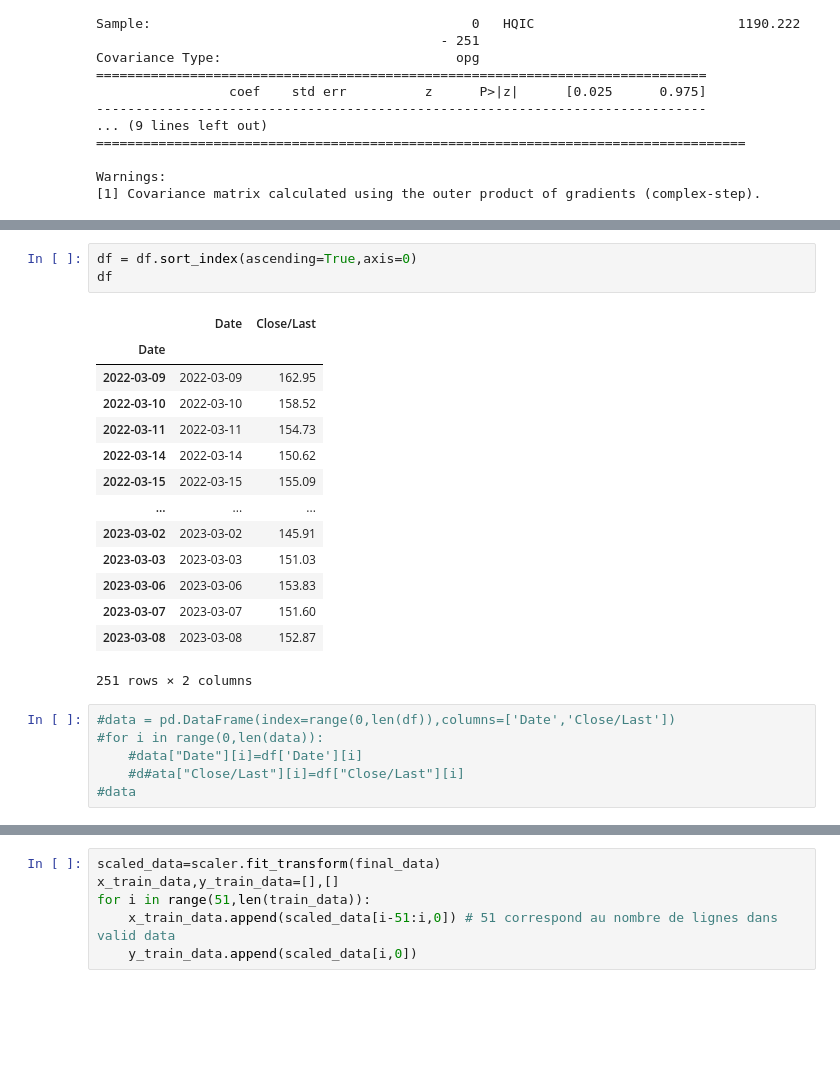
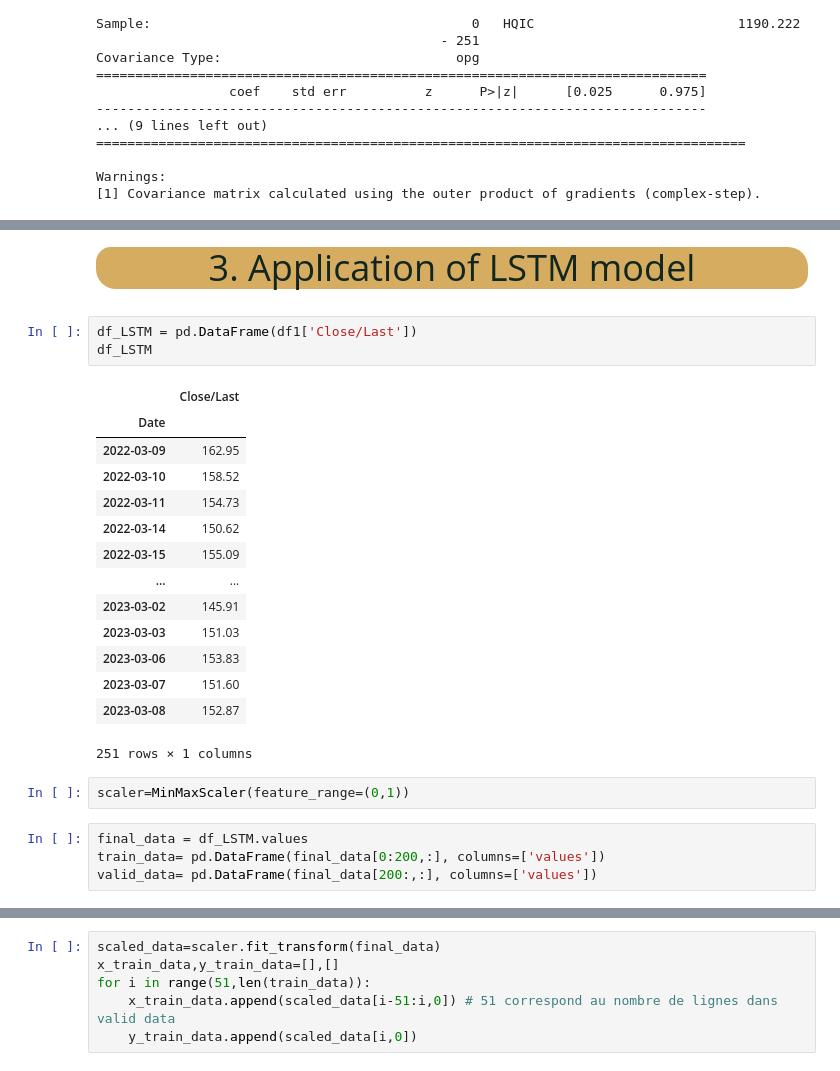
Before and after one commit to Laurence-kyla/LSTM, a Jupyter notebook: LSTM_Apple_actions.ipynb, the cells around one changed output, grey strips where cells are left out. Drawn from its saved outputs; the diff is of its cells as text; blank space fills up the shorter version.

```diff
--- a/LSTM_Apple_actions.ipynb
+++ b/LSTM_Apple_actions.ipynb
@@ -301,25 +296,30 @@ The Jarque-Bera test is a normality test. It is a statistical test designed to r
+# %% [markdown]
+<a id='3'>
+<p style="padding:10px;background-color:#D6AD60;margin:0;color:#122620;font-family:newtimeroman;font-size:240%;text-align:center;border-radius: 15px 20px; overflow:hidden; font-weight:500">3. Application of LSTM model</p>
+
+<p style="text-align:center; "></a></p>
 # %%
-df = df.sort_index(ascending=True,axis=0)
-df
+df_LSTM = pd.DataFrame(df1['Close/Last'])
+df_LSTM
 # %% [output]
-|  | Date | Close/Last |
-| Date |  |  |
-| 2022-03-09 | 2022-03-09 | 162.95 |
-| 2022-03-10 | 2022-03-10 | 158.52 |
-| 2022-03-11 | 2022-03-11 | 154.73 |
-| 2022-03-14 | 2022-03-14 | 150.62 |
-| 2022-03-15 | 2022-03-15 | 155.09 |
-| ... | ... | ... |
-| 2023-03-02 | 2023-03-02 | 145.91 |
-| 2023-03-03 | 2023-03-03 | 151.03 |
-| 2023-03-06 | 2023-03-06 | 153.83 |
-| 2023-03-07 | 2023-03-07 | 151.60 |
-| 2023-03-08 | 2023-03-08 | 152.87 |
+|  | Close/Last |
+| Date |  |
+| 2022-03-09 | 162.95 |
+| 2022-03-10 | 158.52 |
+| 2022-03-11 | 154.73 |
+| 2022-03-14 | 150.62 |
+| 2022-03-15 | 155.09 |
+| ... | ... |
+| 2023-03-02 | 145.91 |
+| 2023-03-03 | 151.03 |
+| 2023-03-06 | 153.83 |
+| 2023-03-07 | 151.60 |
+| 2023-03-08 | 152.87 |
-251 rows × 2 columns
+251 rows × 1 columns
+# %%
+scaler=MinMaxScaler(feature_range=(0,1))
 # %%
-#data = pd.DataFrame(index=range(0,len(df)),columns=['Date','Close/Last'])
-#for i in range(0,len(data)):
-    #data["Date"][i]=df['Date'][i]
-    #d#ata["Close/Last"][i]=df["Close/Last"][i]
-#data
+final_data = df_LSTM.values
+train_data= pd.DataFrame(final_data[0:200,:], columns=['values'])
+valid_data= pd.DataFrame(final_data[200:,:], columns=['values'])
 # %%
```
Also changed, not shown: parts of 46 cells of this notebook.
